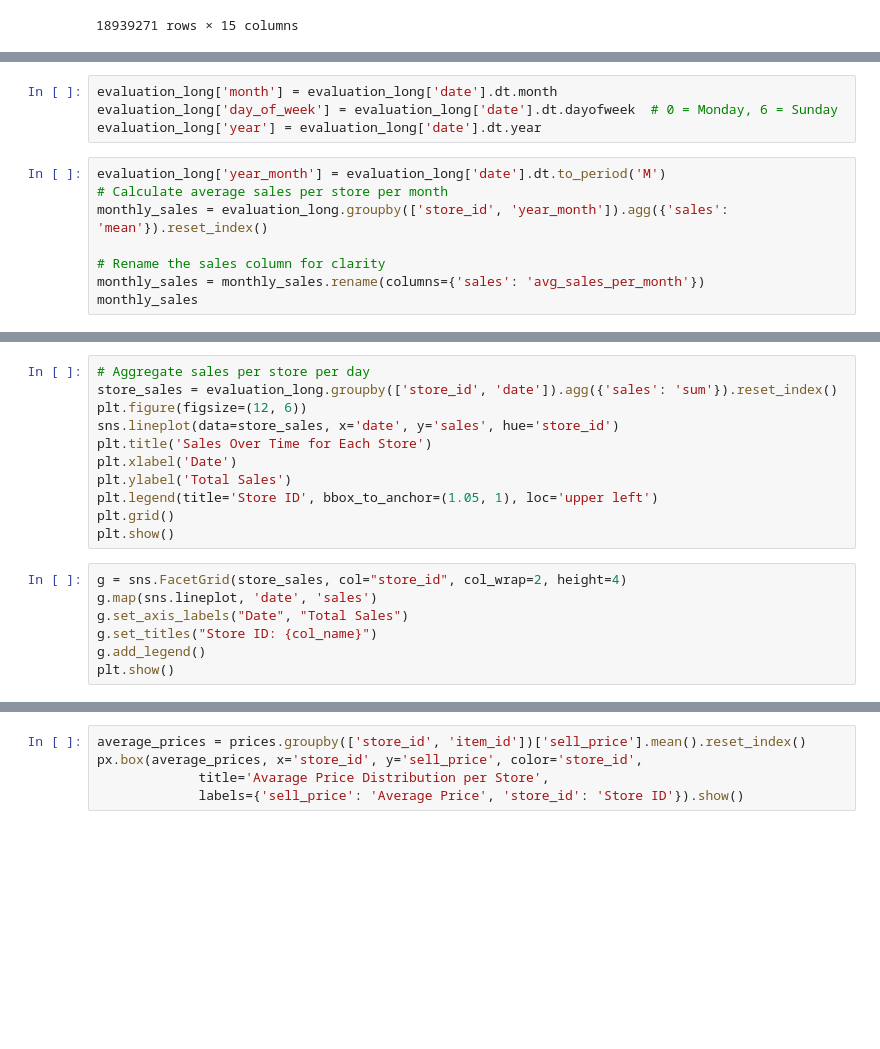
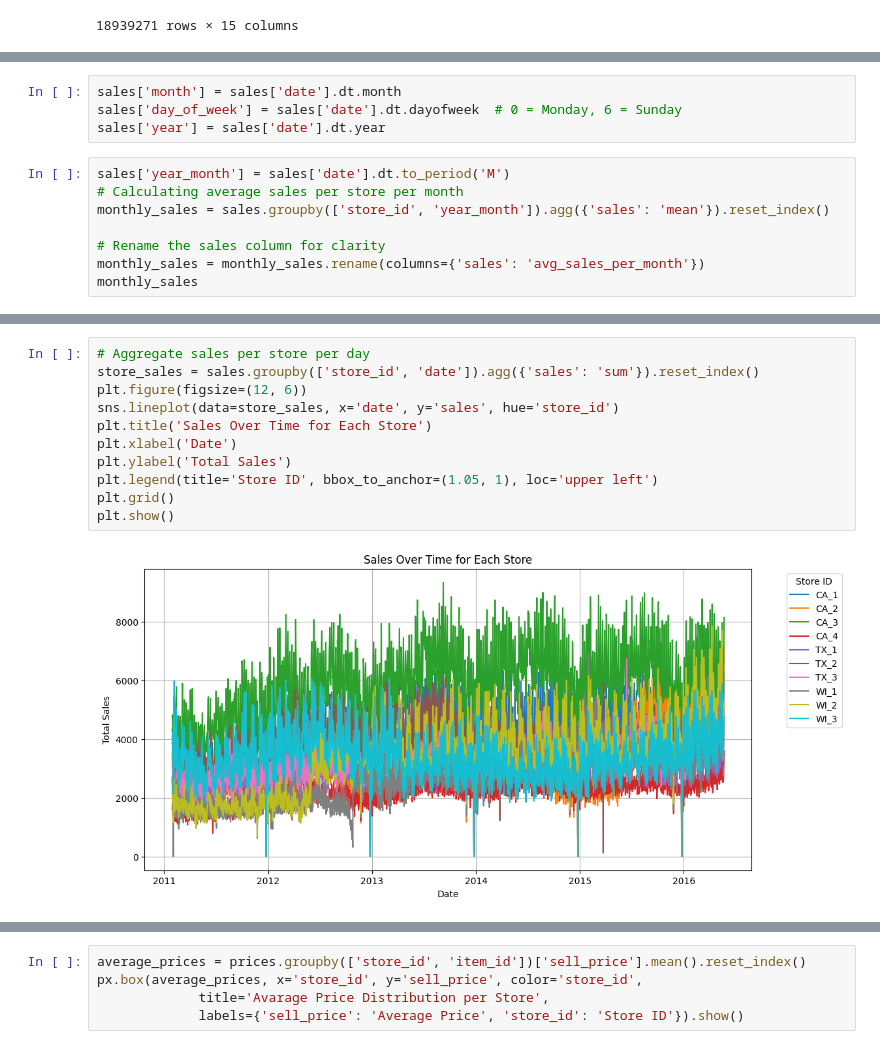
Before and after one commit to estefania-zm/CV, a Jupyter notebook: M5_Forecasting_Accuracy.ipynb, the cells around one changed output, grey strips where cells are left out. Drawn from its saved outputs; the diff is of its cells as text; blank space fills up the shorter version.

```diff
--- a/M5_Forecasting_Accuracy.ipynb
+++ b/M5_Forecasting_Accuracy.ipynb
@@ -416,11 +424,11 @@ plt.show()
 # %%
-evaluation_long['month'] = evaluation_long['date'].dt.month
-evaluation_long['day_of_week'] = evaluation_long['date'].dt.dayofweek  # 0 = Monday, 6 = Sunday
-evaluation_long['year'] = evaluation_long['date'].dt.year
+sales['month'] = sales['date'].dt.month
+sales['day_of_week'] = sales['date'].dt.dayofweek  # 0 = Monday, 6 = Sunday
+sales['year'] = sales['date'].dt.year
 # %%
-evaluation_long['year_month'] = evaluation_long['date'].dt.to_period('M')
-# Calculate average sales per store per month
-monthly_sales = evaluation_long.groupby(['store_id', 'year_month']).agg({'sales': 'mean'}).reset_index()
+sales['year_month'] = sales['date'].dt.to_period('M')
+# Calculating average sales per store per month
+monthly_sales = sales.groupby(['store_id', 'year_month']).agg({'sales': 'mean'}).reset_index()
 
 # Rename the sales column for clarity
 monthly_sales = monthly_sales.rename(columns={'sales': 'avg_sales_per_month'})
@@ -428,21 +450,16 @@ monthly_sales
 # %%
 # Aggregate sales per store per day
-store_sales = evaluation_long.groupby(['store_id', 'date']).agg({'sales': 'sum'}).reset_index()
+store_sales = sales.groupby(['store_id', 'date']).agg({'sales': 'sum'}).reset_index()
 plt.figure(figsize=(12, 6))
 sns.lineplot(data=store_sales, x='date', y='sales', hue='store_id')
 plt.title('Sales Over Time for Each Store')
 plt.xlabel('Date')
 plt.ylabel('Total Sales')
 plt.legend(title='Store ID', bbox_to_anchor=(1.05, 1), loc='upper left')
 plt.grid()
 plt.show()
+# %% [output]
+[figure, added]
-# %%
-g = sns.FacetGrid(store_sales, col="store_id", col_wrap=2, height=4)
-g.map(sns.lineplot, 'date', 'sales')
-g.set_axis_labels("Date", "Total Sales")
-g.set_titles("Store ID: {col_name}")
-g.add_legend()
-plt.show()
 # %%
 plt.figure(figsize=(12, 6))
 # Convert 'year_month' to string before plotting
```
Also changed, not shown: parts of 24 cells of this notebook.
